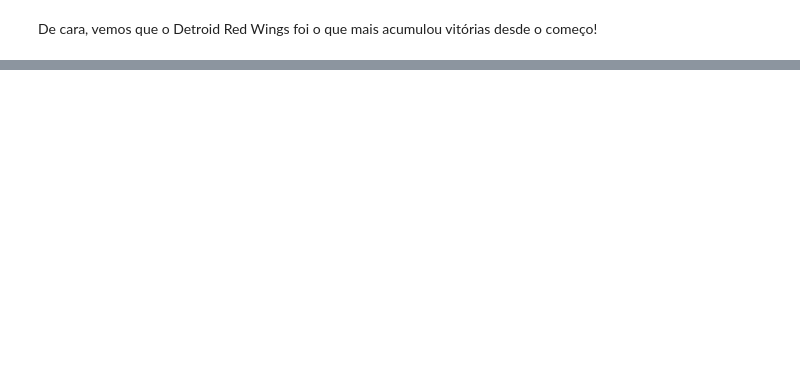
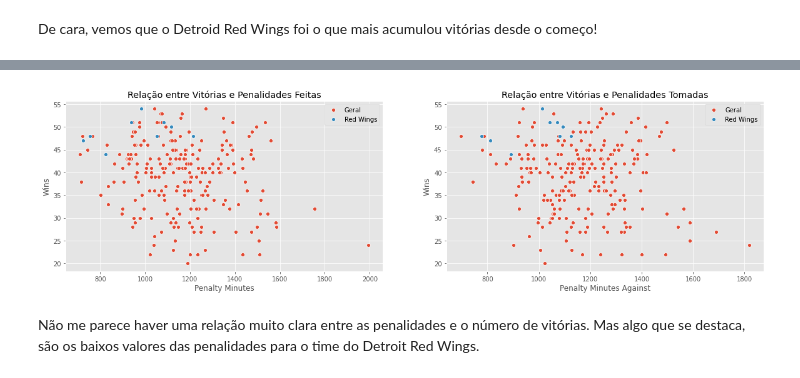
Before and after one commit to dlotter/gt-final-datascience, a Jupyter notebook: main_notebook.ipynb, the cells around one changed output, grey strips where cells are left out. Saved outputs shown, nothing was run; the diff lists cells and outputs as text; code cells hidden in the pictures; blank space fills up the shorter version.

```diff
--- a/main_notebook.ipynb
+++ b/main_notebook.ipynb
@@ -288,0 +363,20 @@ De cara, vemos que o Detroid Red Wings foi o que mais acumulou vitórias desde o
+# %%
+fig, (ax1, ax2) = plt.subplots(1, 2,figsize=(20,5))
+
+sns.scatterplot(data = df, x = 'Penalty Minutes', y = 'Wins', ax = ax1)
+sns.scatterplot(data = df.iloc[detroit_index], x = 'Penalty Minutes', y = 'Wins', ax = ax1)
+ax1.set_title('Relação entre Vitórias e Penalidades Feitas')
+
+ax1.legend(['Geral', 'Red Wings'])
+
+sns.scatterplot(data = df, x = 'Penalty Minutes Against', y = 'Wins', ax = ax2)
+sns.scatterplot(data = df.iloc[detroit_index], x = 'Penalty Minutes Against', y = 'Wins', ax = ax2)
+ax2.set_title('Relação entre Vitórias e Penalidades Tomadas')
+
+ax2.legend(['Geral', 'Red Wings'])
+
+plt.show()
+# %% [output]
+[figure, added]
+# %% [markdown]
+Não me parece haver uma relação muito clara entre as penalidades e o número de vitórias. Mas algo que se destaca, são os baixos valores das penalidades para o time do Detroit Red Wings.
```
Also changed, not shown: parts of 12 cells of this notebook.
